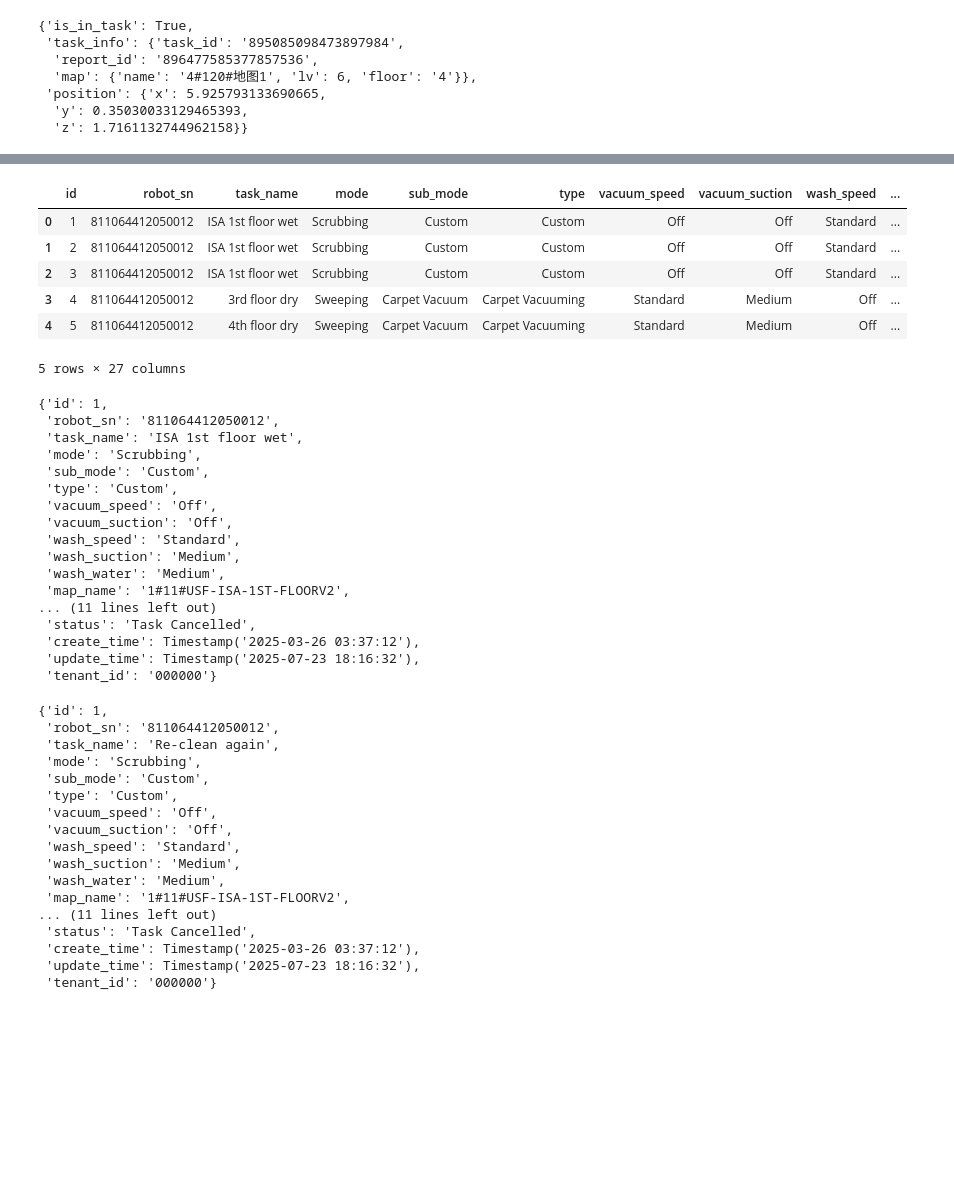
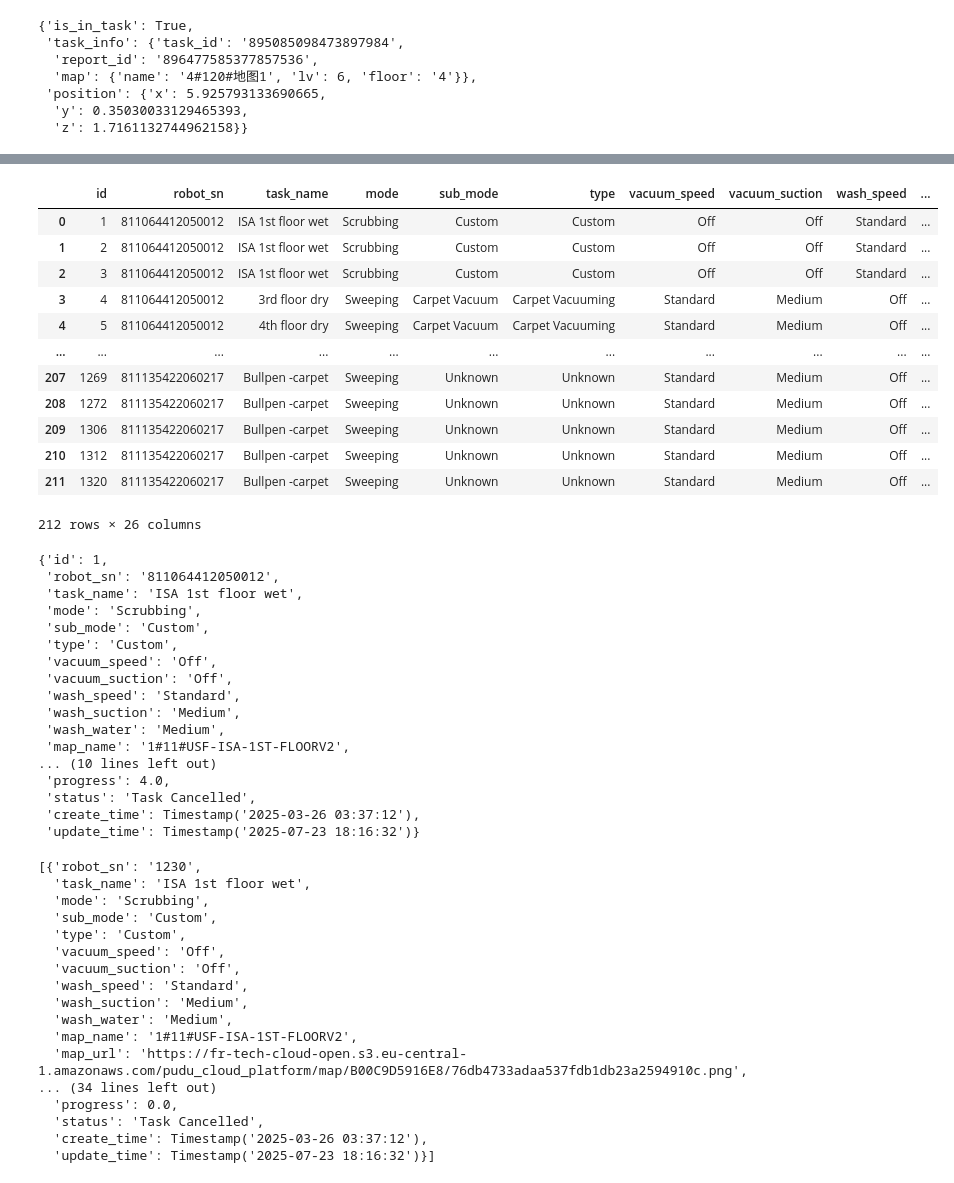
Before and after one commit to CarloCHEN/pudu_robot, a Jupyter notebook: src/ds.ipynb, the cells around one changed output, grey strips where cells are left out. Cells and saved outputs as stored; diff of their text form; code cells hidden in the pictures; blank space fills up the shorter version.

```diff
--- a/src/ds.ipynb
+++ b/src/ds.ipynb
@@ -240,16 +422,28 @@ task_tables = initialize_tables_from_config(config, 'robot_task')
 # %%
-table = task_tables[0]
+table = RDSTable(
+                    connection_config="credentials.yaml",
+                    database_name='foxx_irvine_office',
+                    table_name='mnt_robots_task',
+                    fields=None,
+                    primary_keys=['robot_sn']
+                )
 # %%
 df = table.query_data_as_df()
-df.head()
+df
 # %% [output]
 |  | id | robot_sn | task_name | mode | sub_mode | type | vacuum_speed | vacuum_suction | wash_speed | ... |
 | 0 | 1 | 811064412050012 | ISA 1st floor wet | Scrubbing | Custom | Custom | Off | Off | Standard | ... |
 | 1 | 2 | 811064412050012 | ISA 1st floor wet | Scrubbing | Custom | Custom | Off | Off | Standard | ... |
 | 2 | 3 | 811064412050012 | ISA 1st floor wet | Scrubbing | Custom | Custom | Off | Off | Standard | ... |
 | 3 | 4 | 811064412050012 | 3rd floor dry | Sweeping | Carpet Vacuum | Carpet Vacuuming | Standard | Medium | Off | ... |
 | 4 | 5 | 811064412050012 | 4th floor dry | Sweeping | Carpet Vacuum | Carpet Vacuuming | Standard | Medium | Off | ... |
+| ... | ... | ... | ... | ... | ... | ... | ... | ... | ... | ... |
+| 207 | 1269 | 811135422060217 | Bullpen -carpet | Sweeping | Unknown | Unknown | Standard | Medium | Off | ... |
+| 208 | 1272 | 811135422060217 | Bullpen -carpet | Sweeping | Unknown | Unknown | Standard | Medium | Off | ... |
+| 209 | 1306 | 811135422060217 | Bullpen -carpet | Sweeping | Unknown | Unknown | Standard | Medium | Off | ... |
+| 210 | 1312 | 811135422060217 | Bullpen -carpet | Sweeping | Unknown | Unknown | Standard | Medium | Off | ... |
+| 211 | 1320 | 811135422060217 | Bullpen -carpet | Sweeping | Unknown | Unknown | Standard | Medium | Off | ... |
-5 rows × 27 columns
+212 rows × 26 columns
 # %%
 orig_data = df.to_dict(orient='records')
 orig_data[0]
@@ -266,35 +460,36 @@ orig_data[0]
  'wash_suction': 'Medium',
  'wash_water': 'Medium',
  'map_name': '1#11#USF-ISA-1ST-FLOORV2',
-... (11 lines left out)
+... (10 lines left out)
+ 'progress': 4.0,
  'status': 'Task Cancelled',
  'create_time': Timestamp('2025-03-26 03:37:12'),
- 'update_time': Timestamp('2025-07-23 18:16:32'),
- 'tenant_id': '000000'}
+ 'update_time': Timestamp('2025-07-23 18:16:32')}
 # %%
 # case 1: new record
-new_data = orig_data[0]
-new_data['task_name'] = 'Re-clean again'
-new_data['start_time'] = datetime.now()
-new_data['end_time'] = datetime.now() + timedelta(hours=1)
-# new_data = pd.DataFrame([new_data])
+from datetime import datetime, timedelta
+new_data = orig_data[:2]
+for i, data in enumerate(new_data):
+    data['robot_sn'] = f'123{i}'
+    # discard id field
+    data.pop('id', None)
 new_data
 # %% [output]
-{'id': 1,
- 'robot_sn': '811064412050012',
- 'task_name': 'Re-clean again',
- 'mode': 'Scrubbing',
- 'sub_mode': 'Custom',
- 'type': 'Custom',
- 'vacuum_speed': 'Off',
- 'vacuum_suction': 'Off',
- 'wash_speed': 'Standard',
- 'wash_suction': 'Medium',
- 'wash_water': 'Medium',
- 'map_name': '1#11#USF-ISA-1ST-FLOORV2',
-... (11 lines left out)
- 'status': 'Task Cancelled',
- 'create_time': Timestamp('2025-03-26 03:37:12'),
- 'update_time': Timestamp('2025-07-23 18:16:32'),
- 'tenant_id': '000000'}
+[{'robot_sn': '1230',
+  'task_name': 'ISA 1st floor wet',
+  'mode': 'Scrubbing',
+  'sub_mode': 'Custom',
+  'type': 'Custom',
+  'vacuum_speed': 'Off',
+  'vacuum_suction': 'Off',
+  'wash_speed': 'Standard',
+  'wash_suction': 'Medium',
+  'wash_water': 'Medium',
+  'map_name': '1#11#USF-ISA-1ST-FLOORV2',
+  'map_url': 'https://fr-tech-cloud-open.s3.eu-central-1.amazonaws.com/pudu_cloud_platform/map/B00C9D5916E8/76db4733adaa537fdb1db23a2594910c.png',
+... (34 lines left out)
+  'progress': 0.0,
+  'status': 'Task Cancelled',
+  'create_time': Timestamp('2025-03-26 03:37:12'),
+  'update_time': Timestamp('2025-07-23 18:16:32')}]
 # %%
```
Also changed, not shown: parts of 38 cells of this notebook, 23 other files.
